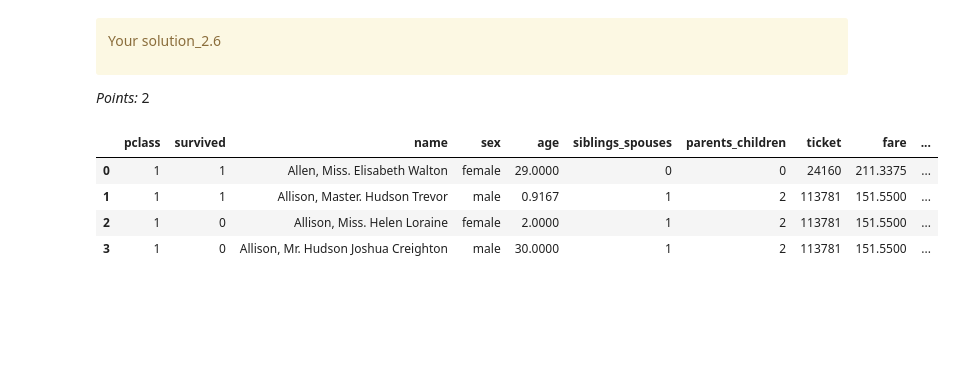
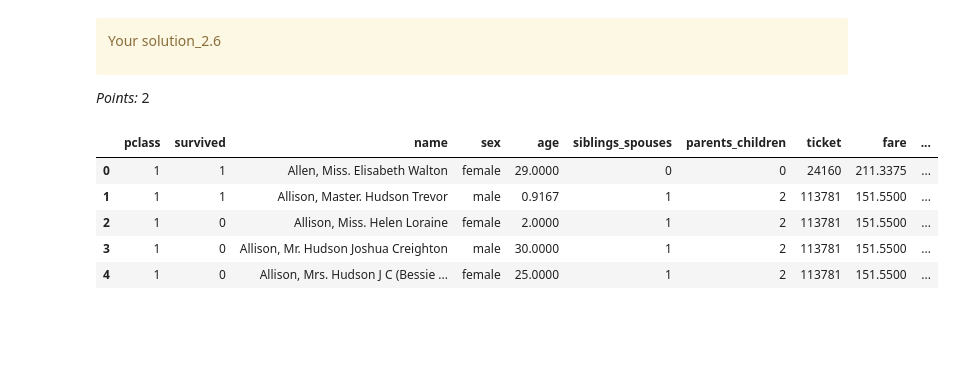
Before and after one commit to Zijing-Liu/cpsc330-2023W1, a Jupyter notebook: hw/hw1/hw1.ipynb, the cells around one changed output. Cells and saved outputs as stored; diff of their text form; code cells hidden in the pictures.

```diff
--- a/hw/hw1/hw1.ipynb
+++ b/hw/hw1/hw1.ipynb
@@ -329,13 +329,14 @@ Your solution_2.6
 _Points:_ 2
 # %%
 ...
-titanic_df.iloc[0:4]
+titanic_df.iloc[:5]
 # %% [output]
 |  | pclass | survived | name | sex | age | siblings_spouses | parents_children | ticket | fare | ... |
 | 0 | 1 | 1 | Allen, Miss. Elisabeth Walton | female | 29.0000 | 0 | 0 | 24160 | 211.3375 | ... |
 | 1 | 1 | 1 | Allison, Master. Hudson Trevor | male | 0.9167 | 1 | 2 | 113781 | 151.5500 | ... |
 | 2 | 1 | 0 | Allison, Miss. Helen Loraine | female | 2.0000 | 1 | 2 | 113781 | 151.5500 | ... |
 | 3 | 1 | 0 | Allison, Mr. Hudson Joshua Creighton | male | 30.0000 | 1 | 2 | 113781 | 151.5500 | ... |
+| 4 | 1 | 0 | Allison, Mrs. Hudson J C (Bessie ... | female | 25.0000 | 1 | 2 | 113781 | 151.5500 | ... |
 # %% [markdown]
 <!-- END QUESTION -->
 
```
Also changed, not shown: parts of 8 cells of this notebook, 7 other files.
